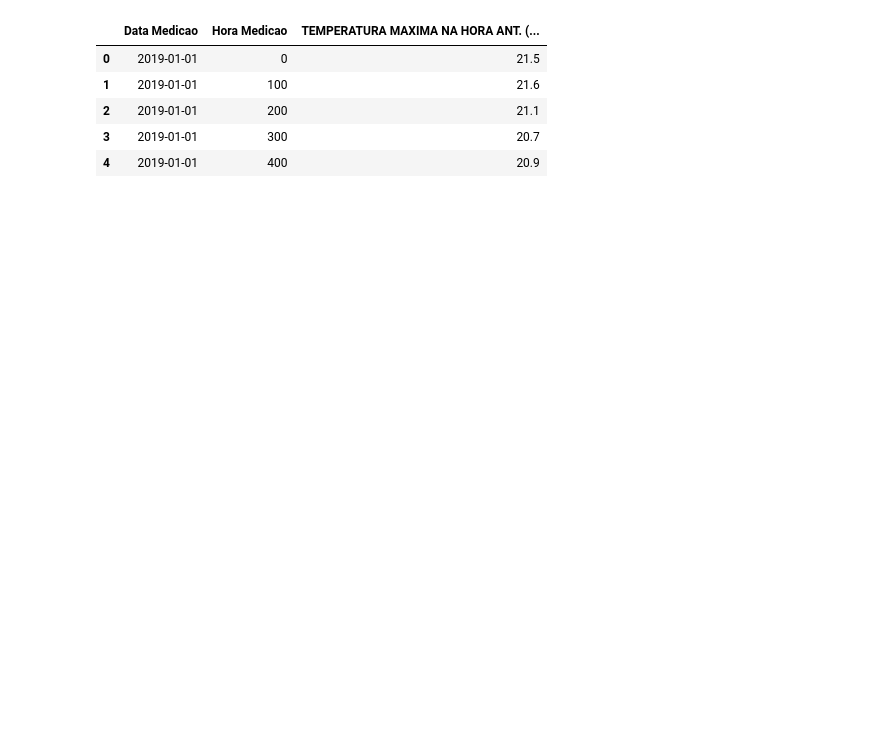
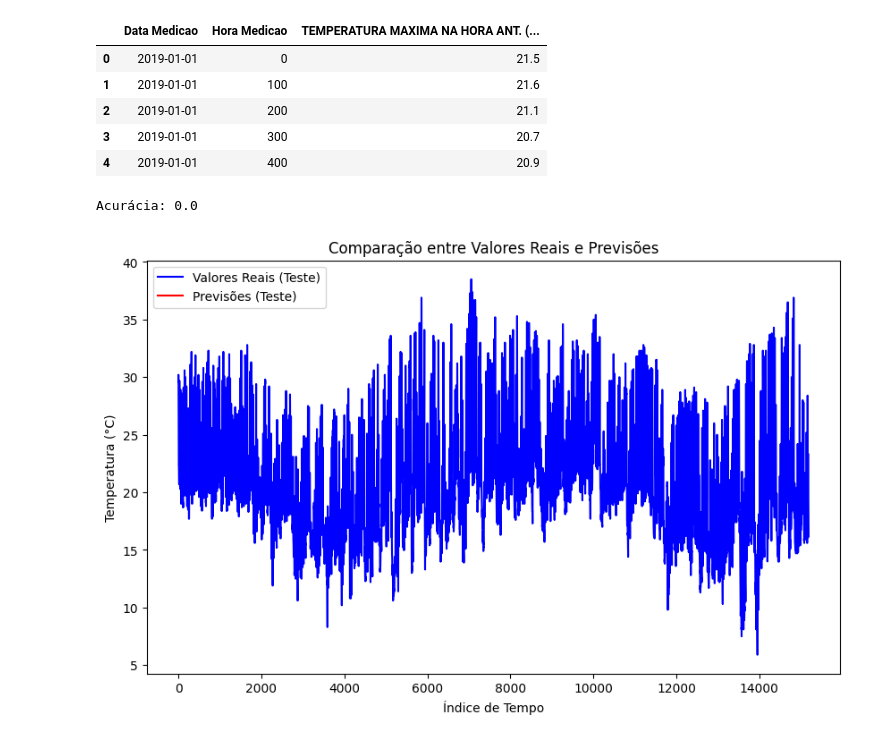
Before and after one commit to Joao-Pedro-Queiroz/Preditor, a Jupyter notebook: projeto.ipynb, the cells around one changed output. Saved outputs shown, nothing was run; the diff lists cells and outputs as text; code cells hidden in the pictures; blank space fills up the shorter version.

```diff
--- a/projeto.ipynb
+++ b/projeto.ipynb
@@ -15,3 +15,64 @@ df.head()
 | 2 | 2019-01-01 | 200 | 21.1 |
 | 3 | 2019-01-01 | 300 | 20.7 |
 | 4 | 2019-01-01 | 400 | 20.9 |
+# %%
+def criar_janelas_temporais(df, n_passos):
+    X, Y = [], []
+
+    for i in range(n_passos, len(df)):
+        X.append(df['Temperatura'].values[i - n_passos:i])
+        Y.append(df['Temperatura'].values[i])
+
+    return np_.array(X), np_.array(Y)
+
+def loss(parametros):
+    w, b, pontos, val = parametros
+    est = w.T @ pontos.T + b
+    mse = np_.mean((est - val)**2)
+    return mse
+
+g = grad(loss)
+
+def accuracy(y_test, y_est):
+    return np_.mean(np_.sign(y_test) == np_.sign(y_est))
+# %%
+df['Temperatura'] = pd.to_numeric(df['TEMPERATURA MAXIMA NA HORA ANT. (AUT)(°C)'], errors='coerce')
+df = df.dropna()
+
+n_passos = 5
+X, Y = criar_janelas_temporais(df, n_passos)
+
+n_treino = int(0.7 * len(X))
+X_train, X_test = X[:n_treino], X[n_treino:]
+y_train, y_test = Y[:n_treino], Y[n_treino:]
+
+N_DIMENSOES = X_train.shape[1]
+
+w = np_.random.randn(N_DIMENSOES, 1)
+b = 0.0
+alpha = 10**-2
+n_treinos = 10000
+
+pontos = X_train
+alvos = y_train
+
+for n in range(10000):
+    grad_ = g((w, b, pontos, alvos))
+    w -= alpha * grad_[0]
+    b -= alpha * grad_[1]
+
+y_est = w.T @ X_test.T + b
+
+print(f"Acurácia: {accuracy(y_test, y_est)}")
+
+plt.figure(figsize=(10,6))
+plt.plot(range(len(y_test)), y_test, label="Valores Reais (Teste)", color='blue')
+plt.plot(range(len(y_est[0])), y_est[0], label="Previsões (Teste)", color='red')
+plt.title("Comparação entre Valores Reais e Previsões")
+plt.xlabel("Índice de Tempo")
+plt.ylabel("Temperatura (°C)")
+plt.legend()
+plt.show()
+# %% [output]
+Acurácia: 0.0
+[figure, added]
```
